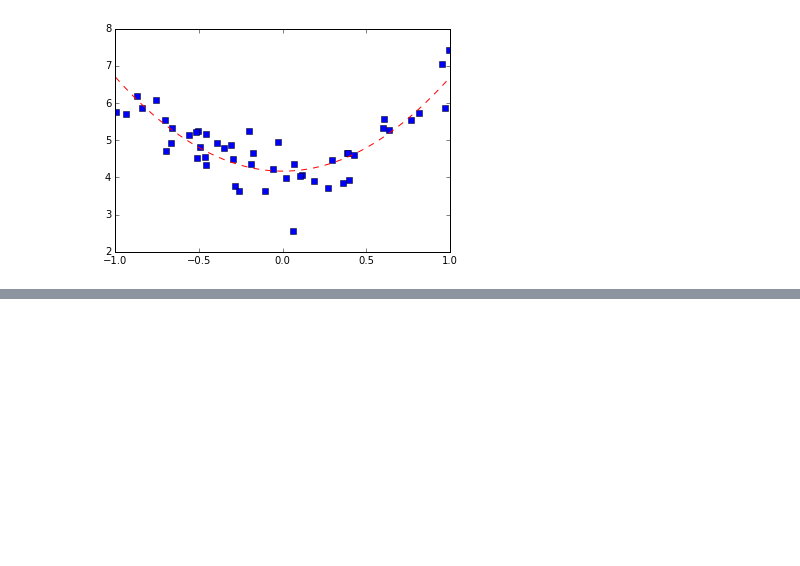
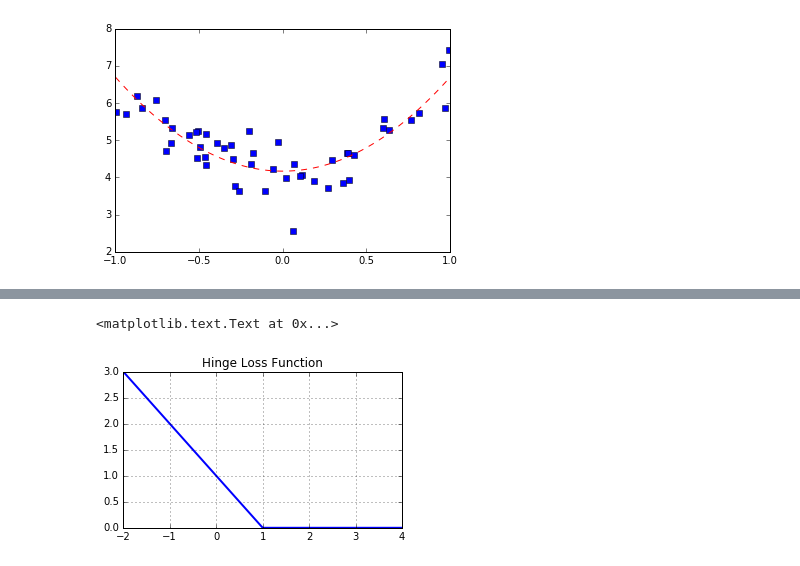
Before and after one commit to cmpatino/Hands-On-MachineLearning, a Jupyter notebook: Chapter 5 - Support Vector Machines.ipynb, the cells around one changed output, grey strips where cells are left out. Saved outputs shown, nothing was run; the diff lists cells and outputs as text; code cells hidden in the pictures; blank space fills up the shorter version.

```diff
--- a/Chapter 5 - Support Vector Machines.ipynb
+++ b/Chapter 5 - Support Vector Machines.ipynb
@@ -246,0 +298,11 @@ The advantage of solving the dual problem instead of the primal problem is that
+# %%
+t = np.linspace(-2, 4, 200)
+h = np.where(1 - t < 0, 0, 1 - t)  # max(0, 1-t)
+
+plt.figure(figsize=(5,2.8))
+plt.plot(t, h, "b-", linewidth=2, label="$max(0, 1 - t)$")
+plt.grid(True, which='both')
+plt.title('Hinge Loss Function')
+# %% [output]
+<matplotlib.text.Text at 0x...>
+[figure, added]
```
Also changed, not shown: parts of 2 cells of this notebook.
